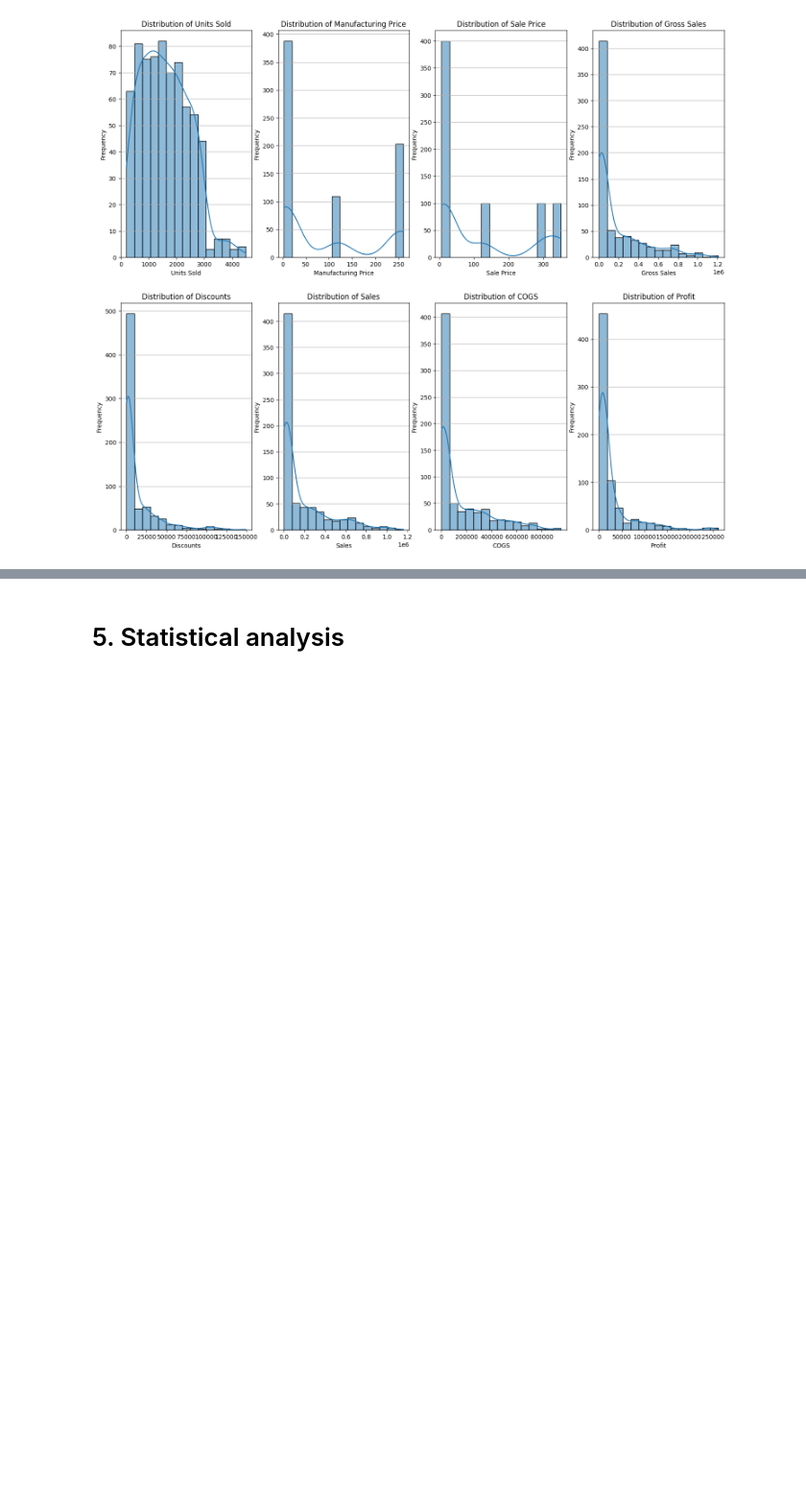
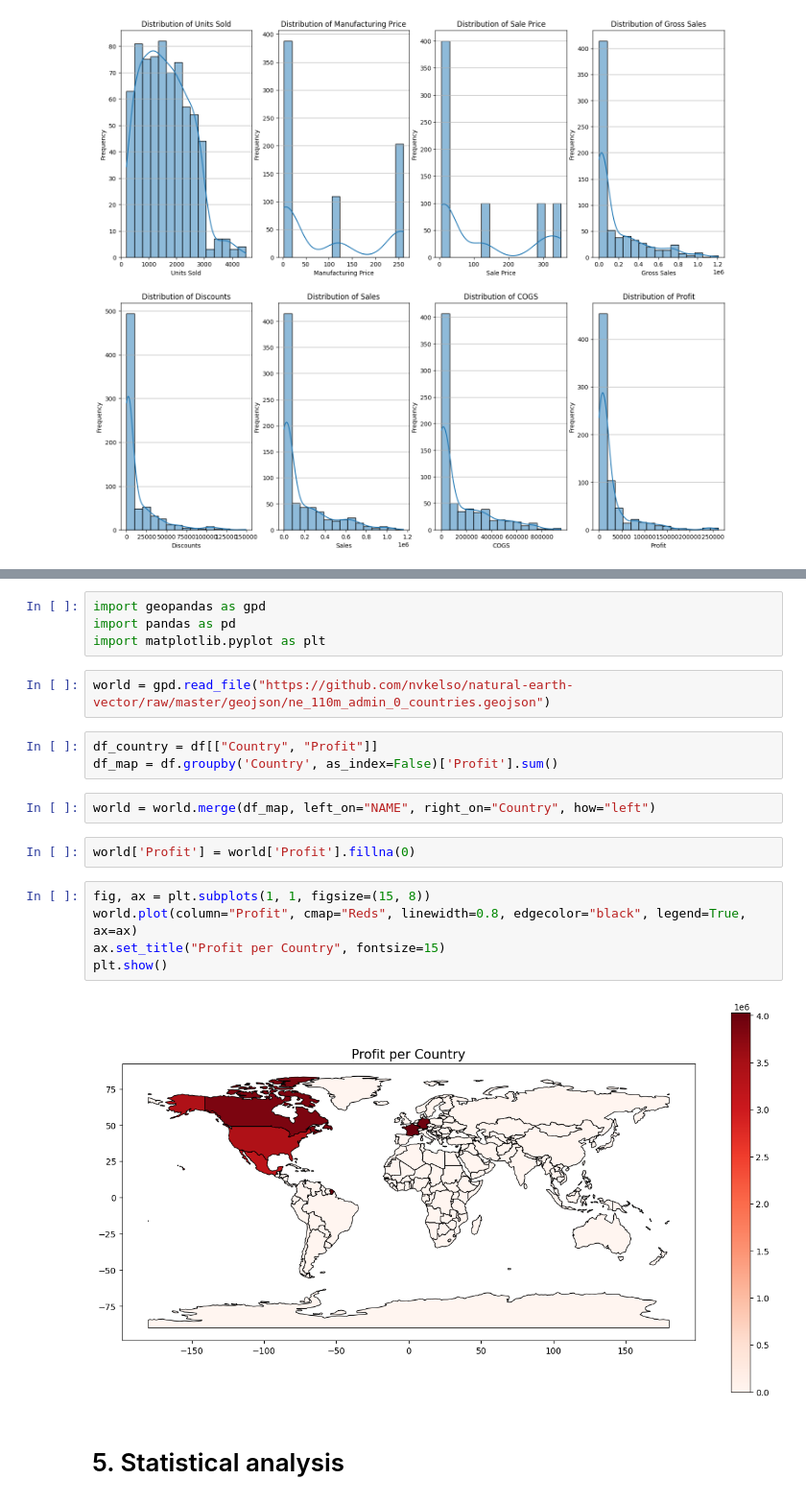
Before and after one commit to MatteoZanarini/FinalProject, a Jupyter notebook: finalProject.ipynb, the cells around one changed output, grey strips where cells are left out. Shown at 96% size. Drawn from its saved outputs; the diff is of its cells as text; blank space fills up the shorter version.

Commit message:
update readMe and map in the report

```diff
--- a/finalProject.ipynb
+++ b/finalProject.ipynb
@@ -392,3 +392,23 @@ for i, col in enumerate(numerical_columns):
+# %%
+import geopandas as gpd
+import pandas as pd
+import matplotlib.pyplot as plt
+# %%
+world = gpd.read_file("https://github.com/nvkelso/natural-earth-vector/raw/master/geojson/ne_110m_admin_0_countries.geojson")
+# %%
+df_country = df[["Country", "Profit"]]
+df_map = df.groupby('Country', as_index=False)['Profit'].sum()
+# %%
+world = world.merge(df_map, left_on="NAME", right_on="Country", how="left")
+# %%
+world['Profit'] = world['Profit'].fillna(0)
+# %%
+fig, ax = plt.subplots(1, 1, figsize=(15, 8))
+world.plot(column="Profit", cmap="Reds", linewidth=0.8, edgecolor="black", legend=True, ax=ax)
+ax.set_title("Profit per Country", fontsize=15)
+plt.show()
+# %% [output]
+[figure, added]
 # %% [markdown]
 # 5. Statistical analysis
 # %% [markdown]
```
Also changed, not shown: parts of 4 cells of this notebook, 1 other file.
